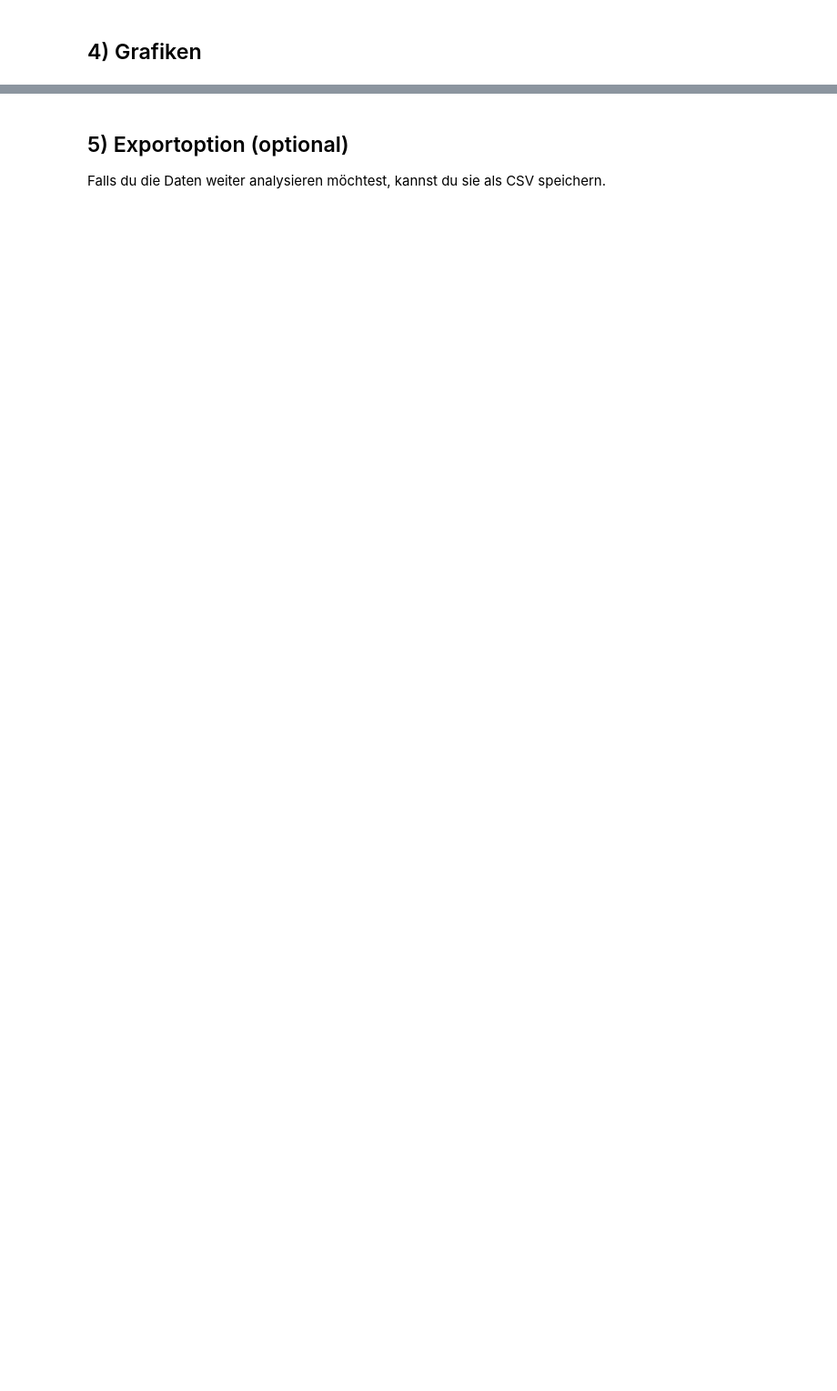
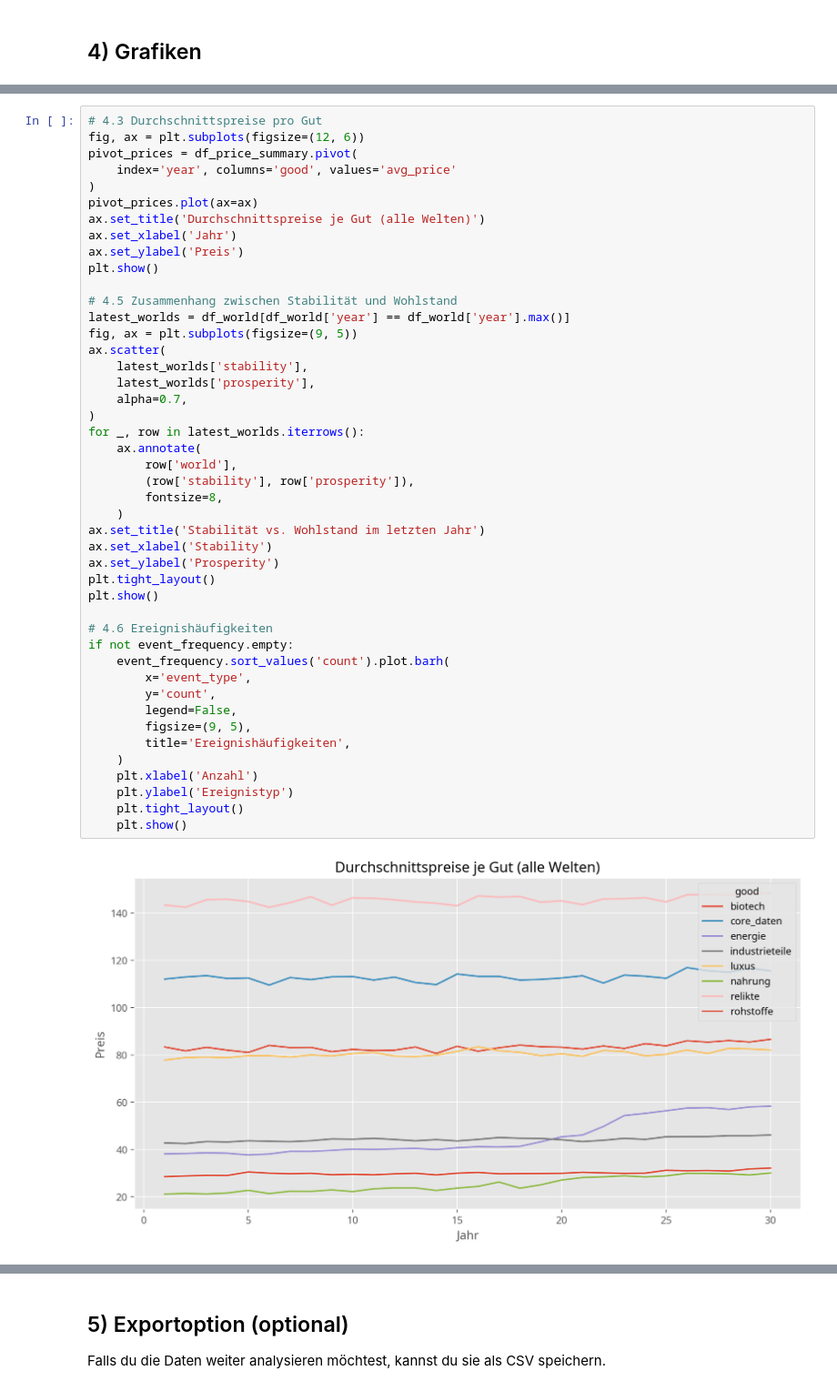
Before and after one commit to junker-joerg/OpenAIWork_MKoehler, a Jupyter notebook: trade_sim_notebook.ipynb, the cells around one changed output, grey strips where cells are left out. Shown at 91% size. Saved outputs shown, nothing was run; the diff lists cells and outputs as text; blank space fills up the shorter version.

```diff
--- a/trade_sim_notebook.ipynb
+++ b/trade_sim_notebook.ipynb
@@ -145,0 +419,47 @@ plt.show()
+# %%
+# 4.3 Durchschnittspreise pro Gut
+fig, ax = plt.subplots(figsize=(12, 6))
+pivot_prices = df_price_summary.pivot(
+    index='year', columns='good', values='avg_price'
+)
+pivot_prices.plot(ax=ax)
+ax.set_title('Durchschnittspreise je Gut (alle Welten)')
+ax.set_xlabel('Jahr')
+ax.set_ylabel('Preis')
+plt.show()
+
+# 4.5 Zusammenhang zwischen Stabilität und Wohlstand
+latest_worlds = df_world[df_world['year'] == df_world['year'].max()]
+fig, ax = plt.subplots(figsize=(9, 5))
+ax.scatter(
+    latest_worlds['stability'],
+    latest_worlds['prosperity'],
+    alpha=0.7,
+)
+for _, row in latest_worlds.iterrows():
+    ax.annotate(
+        row['world'],
+        (row['stability'], row['prosperity']),
+        fontsize=8,
+    )
+ax.set_title('Stabilität vs. Wohlstand im letzten Jahr')
+ax.set_xlabel('Stability')
+ax.set_ylabel('Prosperity')
+plt.tight_layout()
+plt.show()
+
+# 4.6 Ereignishäufigkeiten
+if not event_frequency.empty:
+    event_frequency.sort_values('count').plot.barh(
+        x='event_type',
+        y='count',
+        legend=False,
+        figsize=(9, 5),
+        title='Ereignishäufigkeiten',
+    )
+    plt.xlabel('Anzahl')
+    plt.ylabel('Ereignistyp')
+    plt.tight_layout()
+    plt.show()
+# %% [output]
+[figure, added]
```
Also changed, not shown: parts of 16 cells of this notebook, 9 other files.
